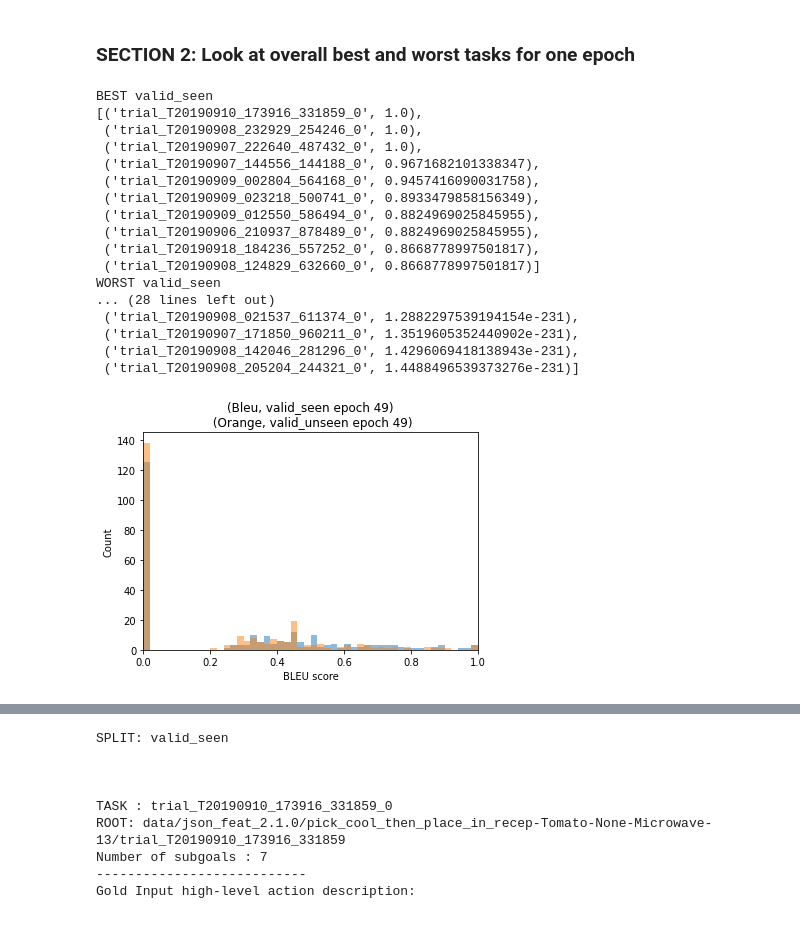
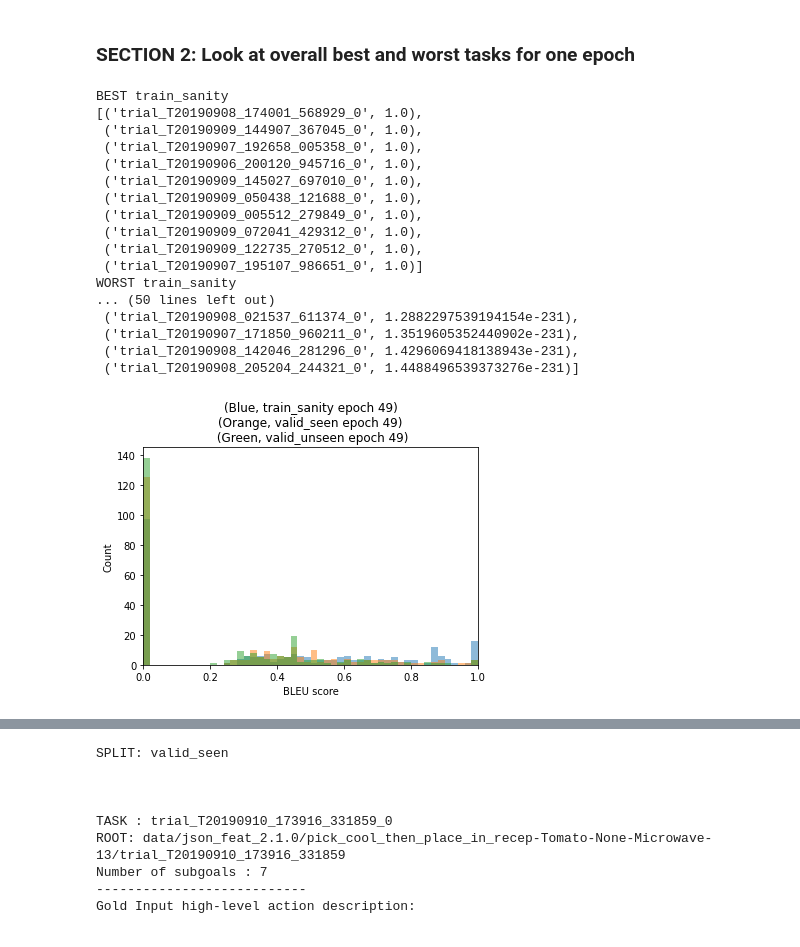
Before and after one commit to Chucooleg/alfred, a Jupyter notebook: Debug_train_v0.5.ipynb, the cells around one changed output, grey strips where cells are left out. Cells and saved outputs as stored; diff of their text form; code cells hidden in the pictures.

Commit message:
updated v0.5 nb with train_sanity results

```diff
--- a/Debug_train_v0.5.ipynb
+++ b/Debug_train_v0.5.ipynb
@@ -64,11 +47,18 @@ with open(path, 'r') as f:
     debug_valid_unseen = json.load(f)
 chosen_valid_unseen_task_ids = np.random.choice(list(debug_valid_unseen.keys()), size=10, replace=False)
 
+path = os.path.join(args.dout, 'train_sanity.debug_epoch_0.preds.json')
+with open(path, 'r') as f:
+    debug_train_sanity = json.load(f)
+chosen_train_sanity_task_ids = np.random.choice(list(debug_train_sanity.keys()), size=10, replace=False)
+
 def find_num_high_level_goals(chosen_task_ids, debug_dat):
     '''number of high level goals (complexity) of these chosen tasks'''
     for t in chosen_task_ids:
         print (t, '\t\t\t', len(debug_dat[t]['action_high']))
 
+print("\nRandomly Selected for Train Sanity: (task, number of planner subgoals)")
+find_num_high_level_goals(chosen_train_sanity_task_ids, debug_train_sanity)
 print("\nRandomly Selected for Valid Seen: (task, number of planner subgoals)")
 find_num_high_level_goals(chosen_valid_seen_task_ids, debug_valid_seen)
 print("\nRandomly Selected for Valid Unseen: (task, number of planner subgoals)")
@@ -165,6 +168,9 @@ def get_ref_instrs(root):
                 ref_instrs.append(flatten_isntr(ex['ann']['goal']))
     return ref_instrs
 
+def get_root_location(root):
+    return root.replace('data/', '/root/data/home/hoyeung/blob_alfred_data/')
+
 def examine_sampled_tasks(sampled_task_ids, epoch_list, split):
     sampled_results = defaultdict(dict)
 
@@ -176,14 +182,8 @@ def examine_sampled_tasks(sampled_task_ids, epoch_list, split):
 
         for task_id in sampled_task_ids:
             if epoch == 0:
-                root = debug_dat[task_id]['root']  # root location
+                root = get_root_location(debug_dat[task_id]['root'])
                 sampled_results[task_id]['root'] = root
-
-                if 'json_feat_2.1.0' in root:
-                    img_dir = os.path.join(root.replace('json_feat_2.1.0', 'full_2.1.0/{}'.format(split)), 'raw_images')
-                elif 'full_2.1.0' in root:
-                    img_dir = os.path.join(root.replace('full_2.1.0', 'full_2.1.0/{}'.format(split)), 'raw_images')
-                sampled_results[task_id]['image_paths'] = [os.path.join(img_dir, img_path) for img_path in os.listdir(img_dir)]
 
                 # get all language and action annotations
                 sampled_results[task_id]['lang_goal'], sampled_results[task_id]['lang_instr'],\
@@ -293,7 +313,7 @@ def rank_tasks(epoch, split, k=10, best=True, task_ids=None):
     scores = {}
 
     for task_id in debug_dat:
-        root = debug_dat[task_id]['root']
+        root = get_root_location(debug_dat[task_id]['root'])
 
         # get referece lang for bleu score
         ref_instrs = get_ref_instrs(root)
@@ -306,6 +326,12 @@ def rank_tasks(epoch, split, k=10, best=True, task_ids=None):
 
     return [x[0] for x in top_k_task_ids], list(scores.values())
 # %%
+train_sanity_best_epoch = 49
+print ("BEST train_sanity")
+ranked_train_sanity_ids_best_10, all_train_sanity_bleu_scores = rank_tasks(epoch=train_sanity_best_epoch, split='train_sanity', k=10, best=True)
+print ("WORST train_sanity")
+ranked_train_sanity_ids_worst_10, _ = rank_tasks(epoch=train_sanity_best_epoch, split='train_sanity', k=10, best=False)
+
 valid_seen_best_epoch = 49
 print ("BEST valid_seen")
 ranked_valid_seen_ids_best_10, all_valid_seen_bleu_scores = rank_tasks(epoch=valid_seen_best_epoch, split='valid_seen', k=10, best=True)
@@ -318,29 +344,30 @@ ranked_valid_unseen_ids_best_10, all_valid_unseen_bleu_scores = rank_tasks(epoch
 print ("WORST valid_unseen")
 ranked_valid_unseen_ids_worst_10, _ = rank_tasks(epoch=valid_unseen_best_epoch, split='valid_unseen', k=10, best=False)
 # %% [output]
-BEST valid_seen
-[('trial_T20190910_173916_331859_0', 1.0),
- ('trial_T20190908_232929_254246_0', 1.0),
- ('trial_T20190907_222640_487432_0', 1.0),
- ('trial_T20190907_144556_144188_0', 0.9671682101338347),
- ('trial_T20190909_002804_564168_0', 0.9457416090031758),
- ('trial_T20190909_023218_500741_0', 0.8933479858156349),
- ('trial_T20190909_012550_586494_0', 0.8824969025845955),
- ('trial_T20190906_210937_878489_0', 0.8824969025845955),
- ('trial_T20190918_184236_557252_0', 0.8668778997501817),
- ('trial_T20190908_124829_632660_0', 0.8668778997501817)]
-WORST valid_seen
-... (28 lines left out)
+BEST train_sanity
+[('trial_T20190908_174001_568929_0', 1.0),
+ ('trial_T20190909_144907_367045_0', 1.0),
+ ('trial_T20190907_192658_005358_0', 1.0),
+ ('trial_T20190906_200120_945716_0', 1.0),
+ ('trial_T20190909_145027_697010_0', 1.0),
+ ('trial_T20190909_050438_121688_0', 1.0),
+ ('trial_T20190909_005512_279849_0', 1.0),
+ ('trial_T20190909_072041_429312_0', 1.0),
+ ('trial_T20190909_122735_270512_0', 1.0),
+ ('trial_T20190907_195107_986651_0', 1.0)]
+WORST train_sanity
+... (50 lines left out)
  ('trial_T20190908_021537_611374_0', 1.2882297539194154e-231),
  ('trial_T20190907_171850_960211_0', 1.3519605352440902e-231),
  ('trial_T20190908_142046_281296_0', 1.4296069418138943e-231),
  ('trial_T20190908_205204_244321_0', 1.4488496539373276e-231)]
 # %%
+plt.hist(all_train_sanity_bleu_scores, density=False, bins=50, alpha=0.5)
 plt.hist(all_valid_seen_bleu_scores, density=False, bins=50, alpha=0.5)
 plt.hist(all_valid_unseen_bleu_scores, density=False, bins=50, alpha=0.5)
 plt.xlim(0.0, 1.0)
-plt.title('(Bleu, valid_seen epoch {})\n (Orange, valid_unseen epoch {})'.format(valid_seen_best_epoch, valid_unseen_best_epoch))
+plt.title('(Blue, train_sanity epoch {})\n(Orange, valid_seen epoch {})\n (Green, valid_unseen epoch {})'.format(train_sanity_best_epoch, valid_seen_best_epoch, valid_unseen_best_epoch))
 plt.ylabel('Count')
 plt.xlabel('BLEU score');
 # %% [output]
-[figure, old version]
+[figure, new version]
```
Also changed, not shown: parts of 8 cells of this notebook.
